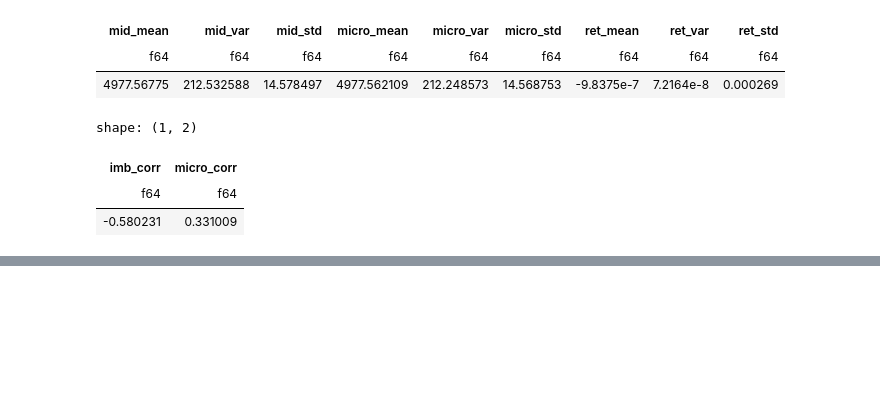
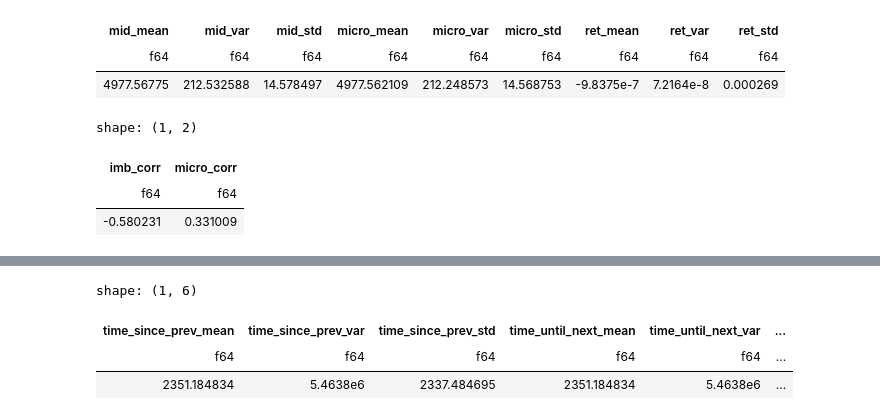
Before and after one commit to MrMoneyInTheBank/Prosperity, a Jupyter notebook: src/notebooks/products_analysis/tomatoes.ipynb, the cells around one changed output, grey strips where cells are left out. Cells and saved outputs as stored; diff of their text form; code cells hidden in the pictures; blank space fills up the shorter version.

```diff
--- a/src/notebooks/products_analysis/tomatoes.ipynb
+++ b/src/notebooks/products_analysis/tomatoes.ipynb
@@ -67,0 +110,7 @@ shape: (1, 2)
+# %%
+time_interval_stats
+# %% [output]
+shape: (1, 6)
+| time_since_prev_mean | time_since_prev_var | time_since_prev_std | time_until_next_mean | time_until_next_var | ... |
+| f64 | f64 | f64 | f64 | f64 | ... |
+| 2351.184834 | 5.4638e6 | 2337.484695 | 2351.184834 | 5.4638e6 | ... |
```
Also changed, not shown: parts of 8 cells of this notebook.
